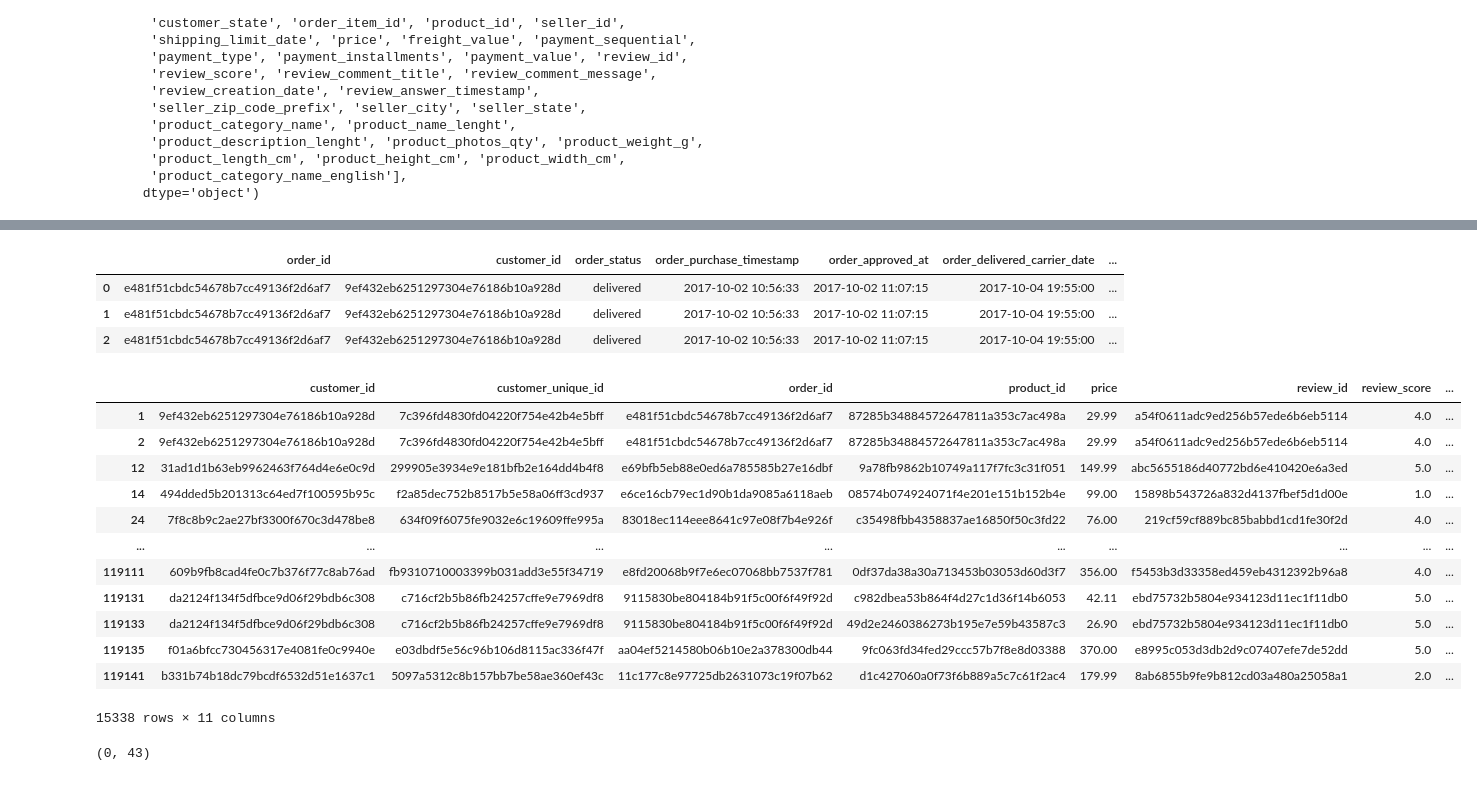
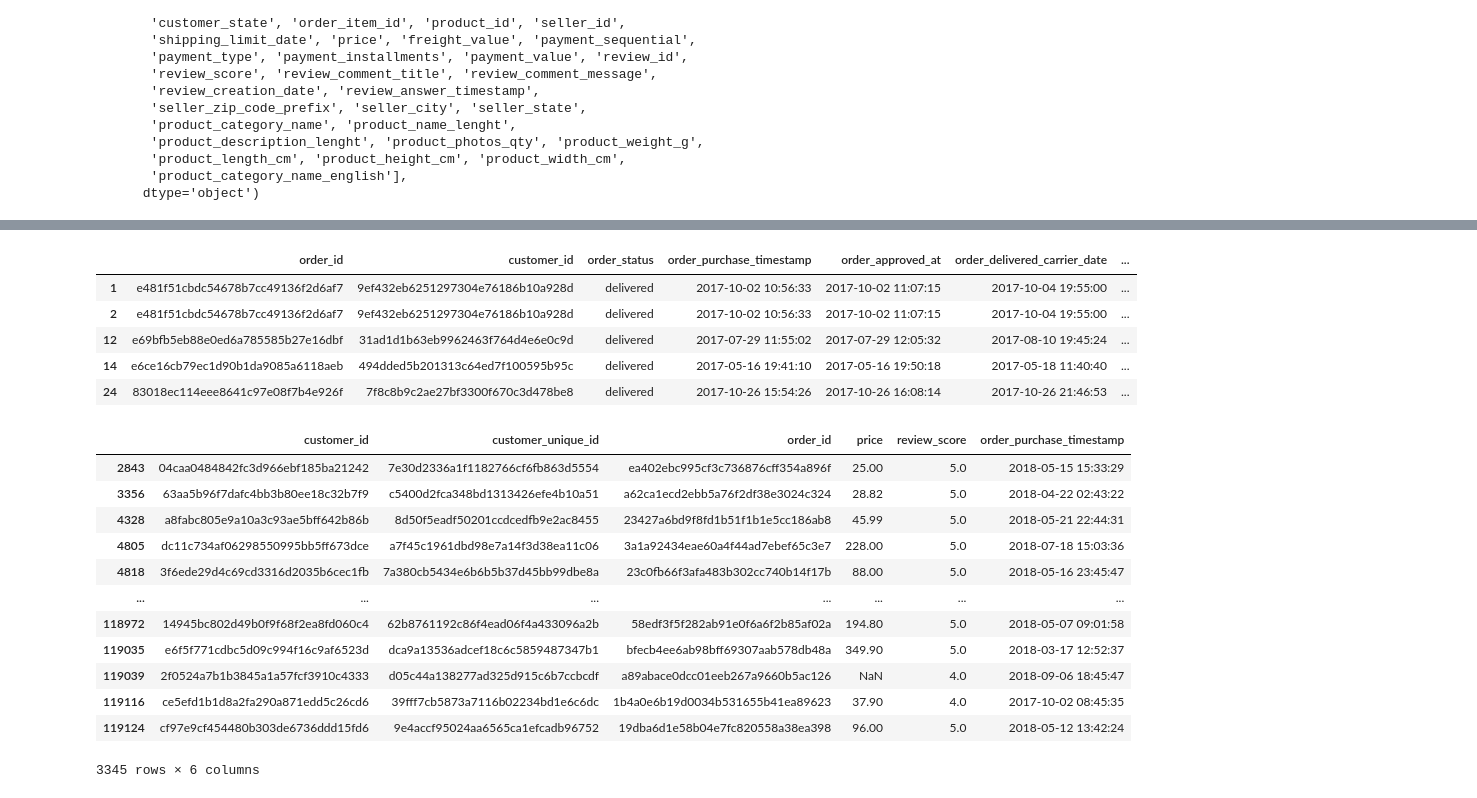
Before and after one commit to ThomasMeb/Projet_4, a Jupyter notebook: Mebarki_Thomas_notebook_exploration_022023.ipynb, the cells around one changed output, grey strips where cells are left out. Drawn from its saved outputs; the diff is of its cells as text; code cells hidden in the pictures.

```diff
--- a/Mebarki_Thomas_notebook_exploration_022023.ipynb
+++ b/Mebarki_Thomas_notebook_exploration_022023.ipynb
@@ -191,7 +191,3 @@ Index(['order_id', 'customer_id', 'order_status', 'order_purchase_timestamp',
        'product_length_cm', 'product_height_cm', 'product_width_cm',
        'product_category_name_english'],
       dtype='object')
-# %%
-data['no_review'] = data['review_score'].isnull().astype(int)
-data['bad_review'] = (data['review_score']<3).astype(int)
-data['good_review'] = (data['review_score']>=3).astype(int)
@@ -198,6 +208,5 @@ data['good_review'] = (data['review_score']>=3).astype(int)
 # %%
-df = data[['customer_id', 'customer_unique_id','order_id', 'product_id',
-       'price', 'review_id', 'review_score', 'product_category_name', 'no_review', 'bad_review', 'good_review']].copy()
+df = data[['customer_id', 'customer_unique_id', 'order_id', 'price', 'review_score', 'order_purchase_timestamp']].copy()
 # %%
 df.head()
 # %% [output]
@@ -218,28 +251,27 @@ df.loc[df['customer_unique_id']=='7c396fd4830fd04220f754e42b4e5bff'].head()
 # %%
-data.loc[data['order_id']=='e481f51cbdc54678b7cc49136f2d6af7'].head()
+data.loc[data[['customer_unique_id', 'order_id']].duplicated()].head()
 # %% [output]
 |  | order_id | customer_id | order_status | order_purchase_timestamp | order_approved_at | order_delivered_carrier_date | ... |
-| 0 | e481f51cbdc54678b7cc49136f2d6af7 | 9ef432eb6251297304e76186b10a928d | delivered | 2017-10-02 10:56:33 | 2017-10-02 11:07:15 | 2017-10-04 19:55:00 | ... |
 | 1 | e481f51cbdc54678b7cc49136f2d6af7 | 9ef432eb6251297304e76186b10a928d | delivered | 2017-10-02 10:56:33 | 2017-10-02 11:07:15 | 2017-10-04 19:55:00 | ... |
 | 2 | e481f51cbdc54678b7cc49136f2d6af7 | 9ef432eb6251297304e76186b10a928d | delivered | 2017-10-02 10:56:33 | 2017-10-02 11:07:15 | 2017-10-04 19:55:00 | ... |
+| 12 | e69bfb5eb88e0ed6a785585b27e16dbf | 31ad1d1b63eb9962463f764d4e6e0c9d | delivered | 2017-07-29 11:55:02 | 2017-07-29 12:05:32 | 2017-08-10 19:45:24 | ... |
+| 14 | e6ce16cb79ec1d90b1da9085a6118aeb | 494dded5b201313c64ed7f100595b95c | delivered | 2017-05-16 19:41:10 | 2017-05-16 19:50:18 | 2017-05-18 11:40:40 | ... |
+| 24 | 83018ec114eee8641c97e08f7b4e926f | 7f8c8b9c2ae27bf3300f670c3d478be8 | delivered | 2017-10-26 15:54:26 | 2017-10-26 16:08:14 | 2017-10-26 21:46:53 | ... |
+# %%
+df.drop_duplicates(subset=['customer_unique_id', 'order_id'], inplace=True)
 # %%
-df.loc[df.duplicated()]
+df.loc[df['customer_unique_id'].duplicated()]
 # %% [output]
-|  | customer_id | customer_unique_id | order_id | product_id | price | review_id | review_score | ... |
-| 1 | 9ef432eb6251297304e76186b10a928d | 7c396fd4830fd04220f754e42b4e5bff | e481f51cbdc54678b7cc49136f2d6af7 | 87285b34884572647811a353c7ac498a | 29.99 | a54f0611adc9ed256b57ede6b6eb5114 | 4.0 | ... |
-| 2 | 9ef432eb6251297304e76186b10a928d | 7c396fd4830fd04220f754e42b4e5bff | e481f51cbdc54678b7cc49136f2d6af7 | 87285b34884572647811a353c7ac498a | 29.99 | a54f0611adc9ed256b57ede6b6eb5114 | 4.0 | ... |
-| 12 | 31ad1d1b63eb9962463f764d4e6e0c9d | 299905e3934e9e181bfb2e164dd4b4f8 | e69bfb5eb88e0ed6a785585b27e16dbf | 9a78fb9862b10749a117f7fc3c31f051 | 149.99 | abc5655186d40772bd6e410420e6a3ed | 5.0 | ... |
-| 14 | 494dded5b201313c64ed7f100595b95c | f2a85dec752b8517b5e58a06ff3cd937 | e6ce16cb79ec1d90b1da9085a6118aeb | 08574b074924071f4e201e151b152b4e | 99.00 | 15898b543726a832d4137fbef5d1d00e | 1.0 | ... |
-| 24 | 7f8c8b9c2ae27bf3300f670c3d478be8 | 634f09f6075fe9032e6c19609ffe995a | 83018ec114eee8641c97e08f7b4e926f | c35498fbb4358837ae16850f50c3fd22 | 76.00 | 219cf59cf889bc85babbd1cd1fe30f2d | 4.0 | ... |
-| ... | ... | ... | ... | ... | ... | ... | ... | ... |
-| 119111 | 609b9fb8cad4fe0c7b376f77c8ab76ad | fb9310710003399b031add3e55f34719 | e8fd20068b9f7e6ec07068bb7537f781 | 0df37da38a30a713453b03053d60d3f7 | 356.00 | f5453b3d33358ed459eb4312392b96a8 | 4.0 | ... |
-| 119131 | da2124f134f5dfbce9d06f29bdb6c308 | c716cf2b5b86fb24257cffe9e7969df8 | 9115830be804184b91f5c00f6f49f92d | c982dbea53b864f4d27c1d36f14b6053 | 42.11 | ebd75732b5804e934123d11ec1f11db0 | 5.0 | ... |
-| 119133 | da2124f134f5dfbce9d06f29bdb6c308 | c716cf2b5b86fb24257cffe9e7969df8 | 9115830be804184b91f5c00f6f49f92d | 49d2e2460386273b195e7e59b43587c3 | 26.90 | ebd75732b5804e934123d11ec1f11db0 | 5.0 | ... |
-| 119135 | f01a6bfcc730456317e4081fe0c9940e | e03dbdf5e56c96b106d8115ac336f47f | aa04ef5214580b06b10e2a378300db44 | 9fc063fd34fed29ccc57b7f8e8d03388 | 370.00 | e8995c053d3db2d9c07407efe7de52dd | 5.0 | ... |
-| 119141 | b331b74b18dc79bcdf6532d51e1637c1 | 5097a5312c8b157bb7be58ae360ef43c | 11c177c8e97725db2631073c19f07b62 | d1c427060a0f73f6b889a5c7c61f2ac4 | 179.99 | 8ab6855b9fe9b812cd03a480a25058a1 | 2.0 | ... |
+|  | customer_id | customer_unique_id | order_id | price | review_score | order_purchase_timestamp |
+| 2843 | 04caa0484842fc3d966ebf185ba21242 | 7e30d2336a1f1182766cf6fb863d5554 | ea402ebc995cf3c736876cff354a896f | 25.00 | 5.0 | 2018-05-15 15:33:29 |
+| 3356 | 63aa5b96f7dafc4bb3b80ee18c32b7f9 | c5400d2fca348bd1313426efe4b10a51 | a62ca1ecd2ebb5a76f2df38e3024c324 | 28.82 | 5.0 | 2018-04-22 02:43:22 |
+| 4328 | a8fabc805e9a10a3c93ae5bff642b86b | 8d50f5eadf50201ccdcedfb9e2ac8455 | 23427a6bd9f8fd1b51f1b1e5cc186ab8 | 45.99 | 5.0 | 2018-05-21 22:44:31 |
+| 4805 | dc11c734af06298550995bb5ff673dce | a7f45c1961dbd98e7a14f3d38ea11c06 | 3a1a92434eae60a4f44ad7ebef65c3e7 | 228.00 | 5.0 | 2018-07-18 15:03:36 |
+| 4818 | 3f6ede29d4c69cd3316d2035b6cec1fb | 7a380cb5434e6b6b5b37d45bb99dbe8a | 23c0fb66f3afa483b302cc740b14f17b | 88.00 | 5.0 | 2018-05-16 23:45:47 |
+| ... | ... | ... | ... | ... | ... | ... |
+| 118972 | 14945bc802d49b0f9f68f2ea8fd060c4 | 62b8761192c86f4ead06f4a433096a2b | 58edf3f5f282ab91e0f6a6f2b85af02a | 194.80 | 5.0 | 2018-05-07 09:01:58 |
+| 119035 | e6f5f771cdbc5d09c994f16c9af6523d | dca9a13536adcef18c6c5859487347b1 | bfecb4ee6ab98bff69307aab578db48a | 349.90 | 5.0 | 2018-03-17 12:52:37 |
+| 119039 | 2f0524a7b1b3845a1a57fcf3910c4333 | d05c44a138277ad325d915c6b7ccbcdf | a89abace0dcc01eeb267a9660b5ac126 | NaN | 4.0 | 2018-09-06 18:45:47 |
+| 119116 | ce5efd1b1d8a2fa290a871edd5c26cd6 | 39fff7cb5873a7116b02234bd1e6c6dc | 1b4a0e6b19d0034b531655b41ea89623 | 37.90 | 4.0 | 2017-10-02 08:45:35 |
+| 119124 | cf97e9cf454480b303de6736ddd15fd6 | 9e4accf95024aa6565ca1efcadb96752 | 19dba6d1e58b04e7fc820558a38ea398 | 96.00 | 5.0 | 2018-05-12 13:42:24 |
-15338 rows × 11 columns
+3345 rows × 6 columns
-# %%
-data.loc[data[['customer_id', 'customer_unique_id', 'order_id', 'product_id', 'price',
-       'review_id', 'review_score', 'product_category_name', 'order_item_id','payment_sequential']].duplicated()].shape
-# %% [output]
-(0, 43)
```
Also changed, not shown: parts of 62 cells of this notebook, 4 other files.
